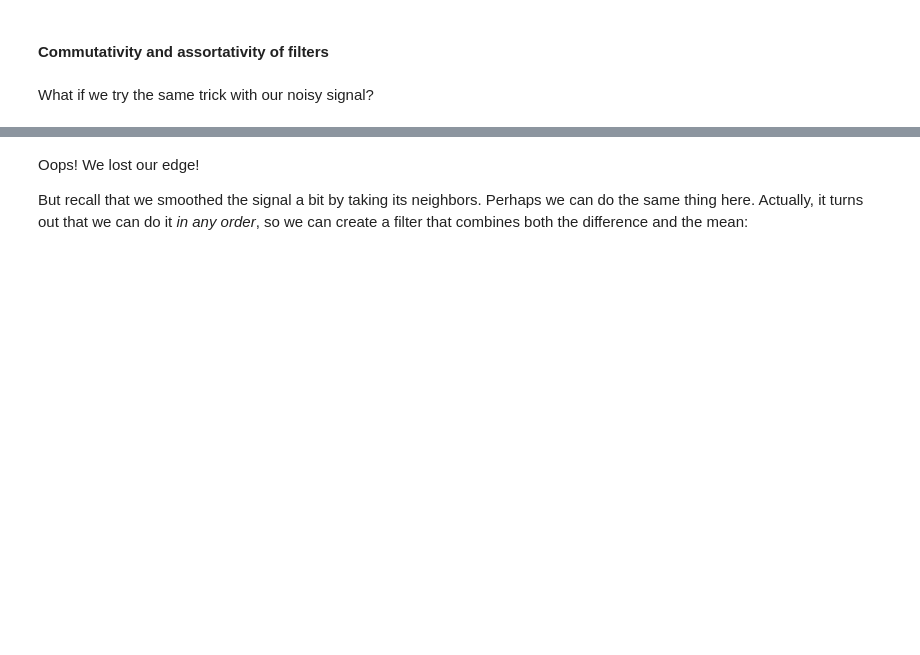
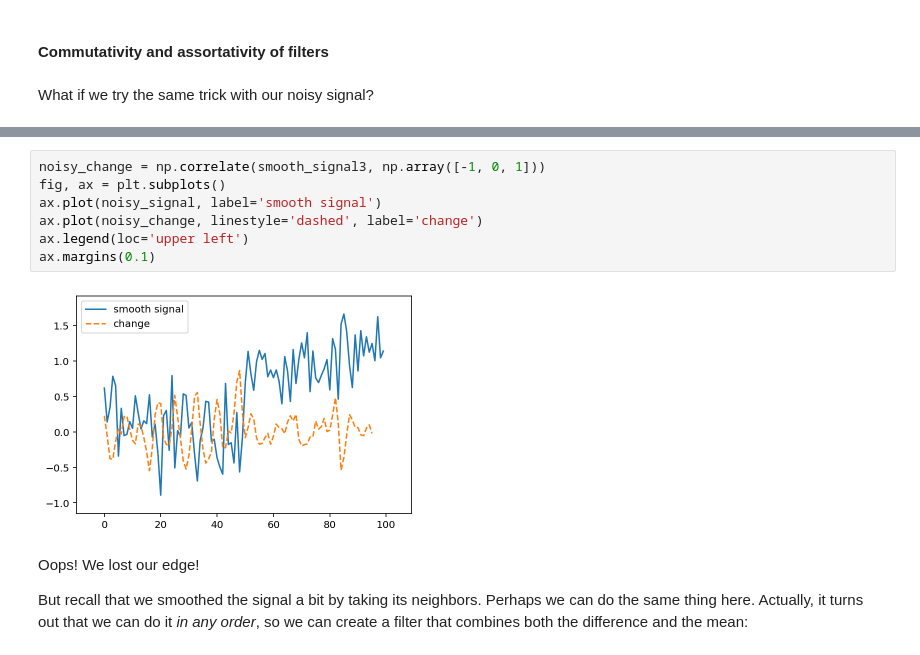
Before and after one commit to jni/skimage-tutorials, a Jupyter notebook: lectures/1_image_filters.ipynb, the cells around one changed output, grey strips where cells are left out. Saved outputs shown, nothing was run; the diff lists cells and outputs as text; blank space fills up the shorter version.

```diff
--- a/lectures/1_image_filters.ipynb
+++ b/lectures/1_image_filters.ipynb
@@ -210,3 +259,12 @@ ax.margins(0.1)
+# %%
+noisy_change = np.correlate(smooth_signal3, np.array([-1, 0, 1]))
+fig, ax = plt.subplots()
+ax.plot(noisy_signal, label='smooth signal')
+ax.plot(noisy_change, linestyle='dashed', label='change')
+ax.legend(loc='upper left')
+ax.margins(0.1)
+# %% [output]
+[figure, added]
 # %% [markdown]
 Oops! We lost our edge!
 
```
Also changed, not shown: parts of 67 cells of this notebook, 3 other files.
